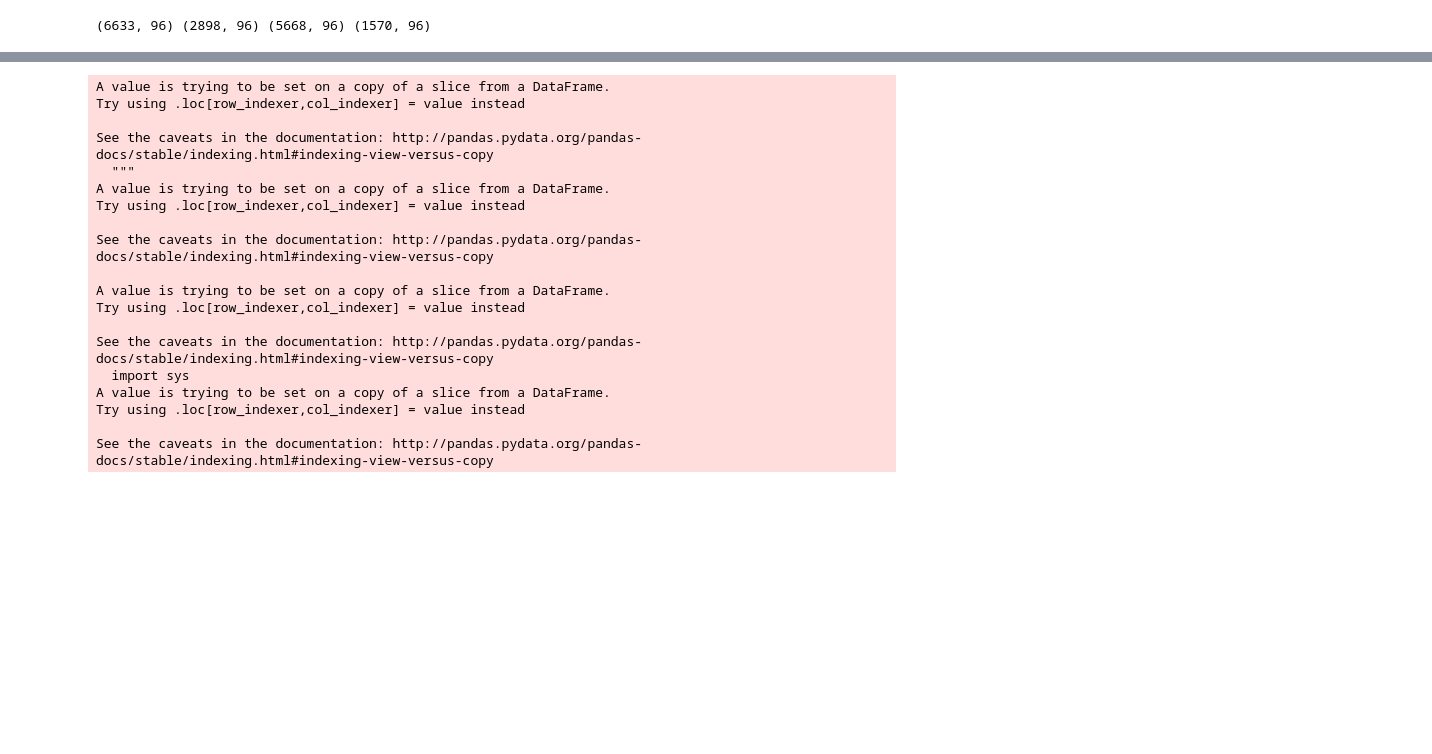
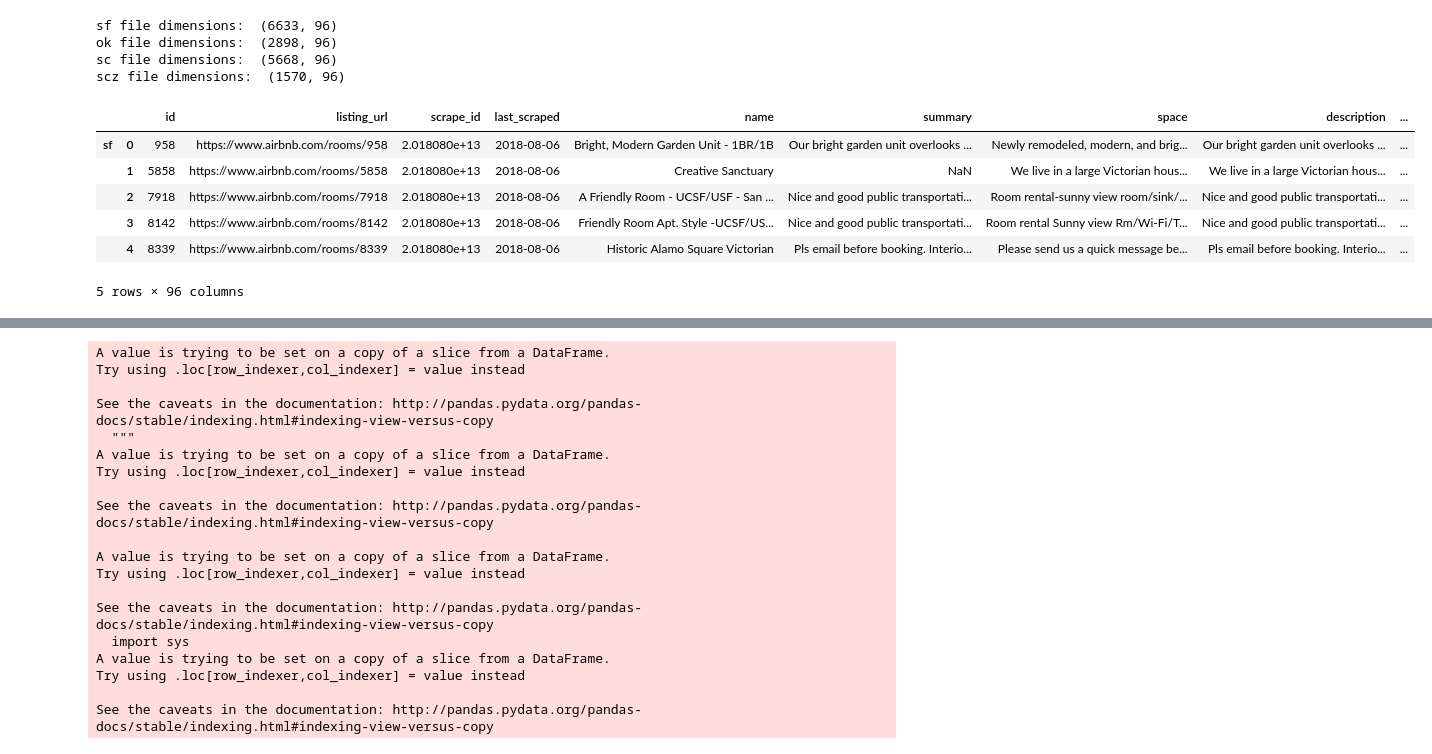
Before and after one commit to xzhou110/Airbnb, a Jupyter notebook: 01. airbnb_house_listings.ipynb, the cells around one changed output, grey strips where cells are left out. Drawn from its saved outputs; the diff is of its cells as text; code cells hidden in the pictures; blank space fills up the shorter version.

```diff
--- a/01. airbnb_house_listings.ipynb
+++ b/01. airbnb_house_listings.ipynb
@@ -27,18 +26,39 @@ ok_file = file_url.format('ok_airbnb/listings_details')
 sc_file = file_url.format('sc_airbnb/listings_details')
 scz_file = file_url.format('scz_airbnb/listings_details')
 # %%
+# Load files as DataFrame
+
 date_to_parse = ['last_scraped','host_since', 'first_review', 'last_review']
 
 listings_sf = pd.read_csv(sf_file, parse_dates=date_to_parse)
 listings_ok = pd.read_csv(ok_file, parse_dates=date_to_parse)
 listings_sc = pd.read_csv(sc_file, parse_dates=date_to_parse)
 listings_scz = pd.read_csv(scz_file, parse_dates=date_to_parse)
+
+print('sf file dimensions: ', listings_sf.shape)
+print('ok file dimensions: ', listings_ok.shape)
+print('sc file dimensions: ', listings_sc.shape)
+print('scz file dimensions: ', listings_scz.shape)
+# %% [output]
+sf file dimensions:  (6633, 96)
+ok file dimensions:  (2898, 96)
+sc file dimensions:  (5668, 96)
+scz file dimensions:  (1570, 96)
-# %%
-print(listings_sf.shape, listings_ok.shape, listings_sc.shape, listings_scz.shape)
-# %% [output]
-(6633, 96) (2898, 96) (5668, 96) (1570, 96)
 # %%
-# Created keys for future references
+# Concatenate four files into one
+# Created keys for each file for future references
 
 frames = [listings_sf, listings_ok, listings_sc, listings_scz]
-keys = ['listings_sf', 'listings_ok', 'listings_sc', 'listings_scz']
+keys = ['sf', 'ok', 'sc', 'scz']
+df_listings = pd.concat(frames, keys=keys)
+df_listings.reset_index()
+
+df_listings.head()
+# %% [output]
+|  |  | id | listing_url | scrape_id | last_scraped | name | summary | space | description | ... |
+| sf | 0 | 958 | https://www.airbnb.com/rooms/958 | 2.018080e+13 | 2018-08-06 | Bright, Modern Garden Unit - 1BR/1B | Our bright garden unit overlooks ... | Newly remodeled, modern, and brig... | Our bright garden unit overlooks ... | ... |
+|  | 1 | 5858 | https://www.airbnb.com/rooms/5858 | 2.018080e+13 | 2018-08-06 | Creative Sanctuary | NaN | We live in a large Victorian hous... | We live in a large Victorian hous... | ... |
+|  | 2 | 7918 | https://www.airbnb.com/rooms/7918 | 2.018080e+13 | 2018-08-06 | A Friendly Room - UCSF/USF - San ... | Nice and good public transportati... | Room rental-sunny view room/sink/... | Nice and good public transportati... | ... |
+|  | 3 | 8142 | https://www.airbnb.com/rooms/8142 | 2.018080e+13 | 2018-08-06 | Friendly Room Apt. Style -UCSF/US... | Nice and good public transportati... | Room rental Sunny view Rm/Wi-Fi/T... | Nice and good public transportati... | ... |
+|  | 4 | 8339 | https://www.airbnb.com/rooms/8339 | 2.018080e+13 | 2018-08-06 | Historic Alamo Square Victorian | Pls email before booking. Interio... | Please send us a quick message be... | Pls email before booking. Interio... | ... |
+5 rows × 96 columns
```
Also changed, not shown: parts of 6 cells of this notebook.
